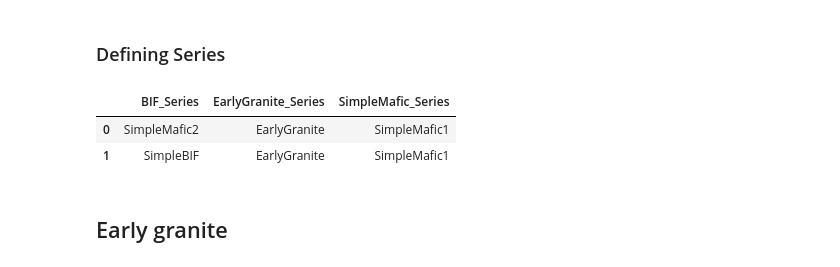
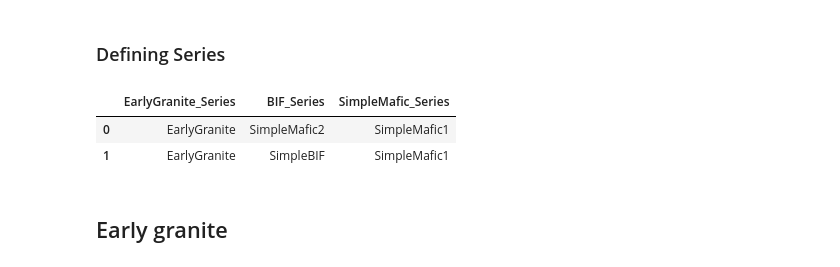
Before and after one commit to Leguark/GeMpy, a Jupyter notebook: Prototype Notebook/Sandstone Project.ipynb, the cells around one changed output. Cells and saved outputs as stored; diff of their text form; code cells hidden in the pictures.

Commit message:
Added argument for the order of the series and fixed the assert -> total number formation in the series equal total number formations

```diff
--- a/Prototype Notebook/Sandstone Project.ipynb
+++ b/Prototype Notebook/Sandstone Project.ipynb
@@ -55,13 +71,15 @@ pn.set_option('display.max_rows', 25)
 # %%
 sandstone.set_series({"EarlyGranite_Series":sandstone.formations[-1],
                       "BIF_Series":(sandstone.formations[0], sandstone.formations[1]),
-                      "SimpleMafic_Series":sandstone.formations[2]})
-
+                      "SimpleMafic_Series":sandstone.formations[2]},
+                       order = ["EarlyGranite_Series",
+                              "BIF_Series",
+                              "SimpleMafic_Series"])
 sandstone.series
 # %% [output]
-|  | BIF_Series | EarlyGranite_Series | SimpleMafic_Series |
-| 0 | SimpleMafic2 | EarlyGranite | SimpleMafic1 |
-| 1 | SimpleBIF | EarlyGranite | SimpleMafic1 |
+|  | EarlyGranite_Series | BIF_Series | SimpleMafic_Series |
+| 0 | EarlyGranite | SimpleMafic2 | SimpleMafic1 |
+| 1 | EarlyGranite | SimpleBIF | SimpleMafic1 |
 # %% [markdown]
 ##  Early granite
 # %%
```
Also changed, not shown: parts of 6 cells of this notebook, 2 other files.
